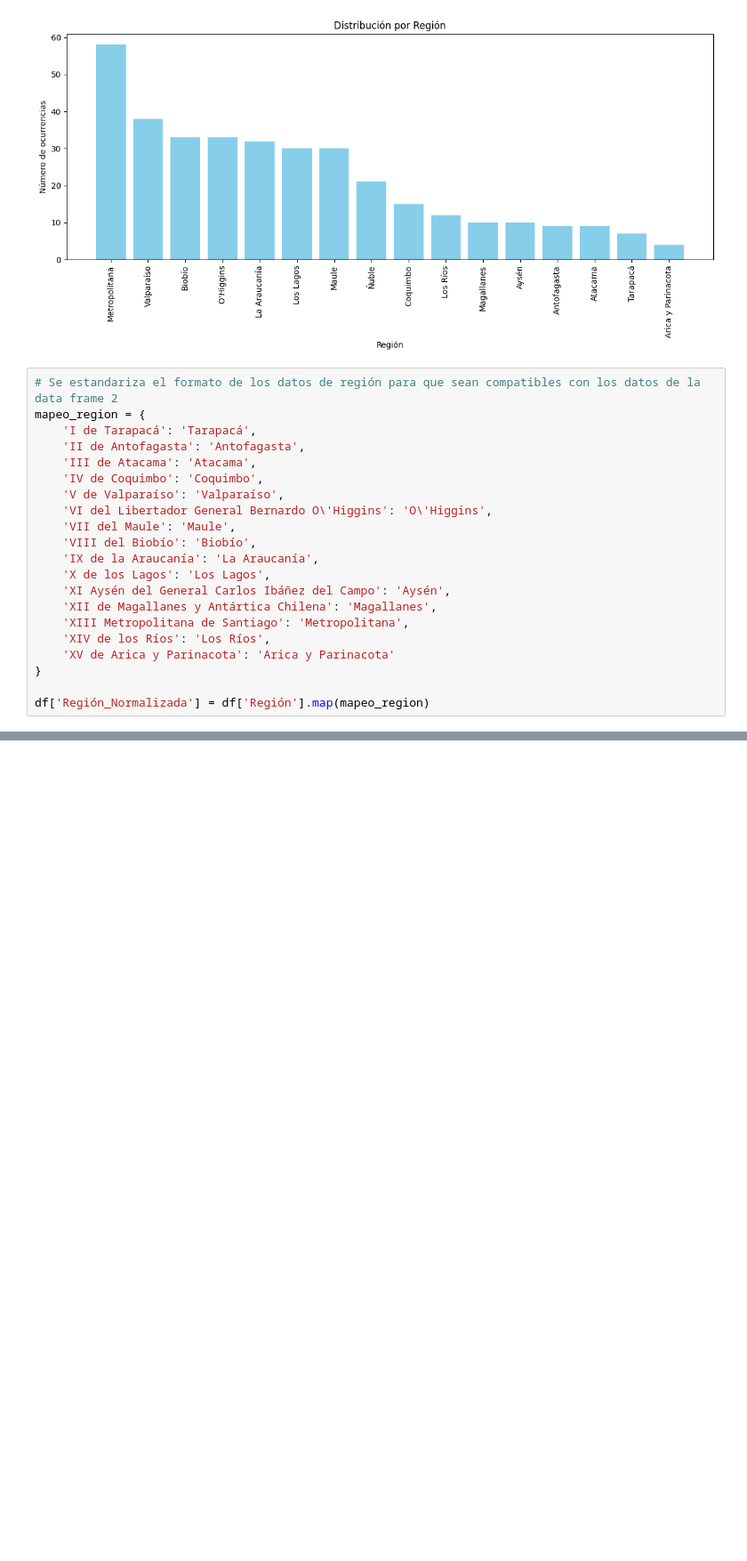
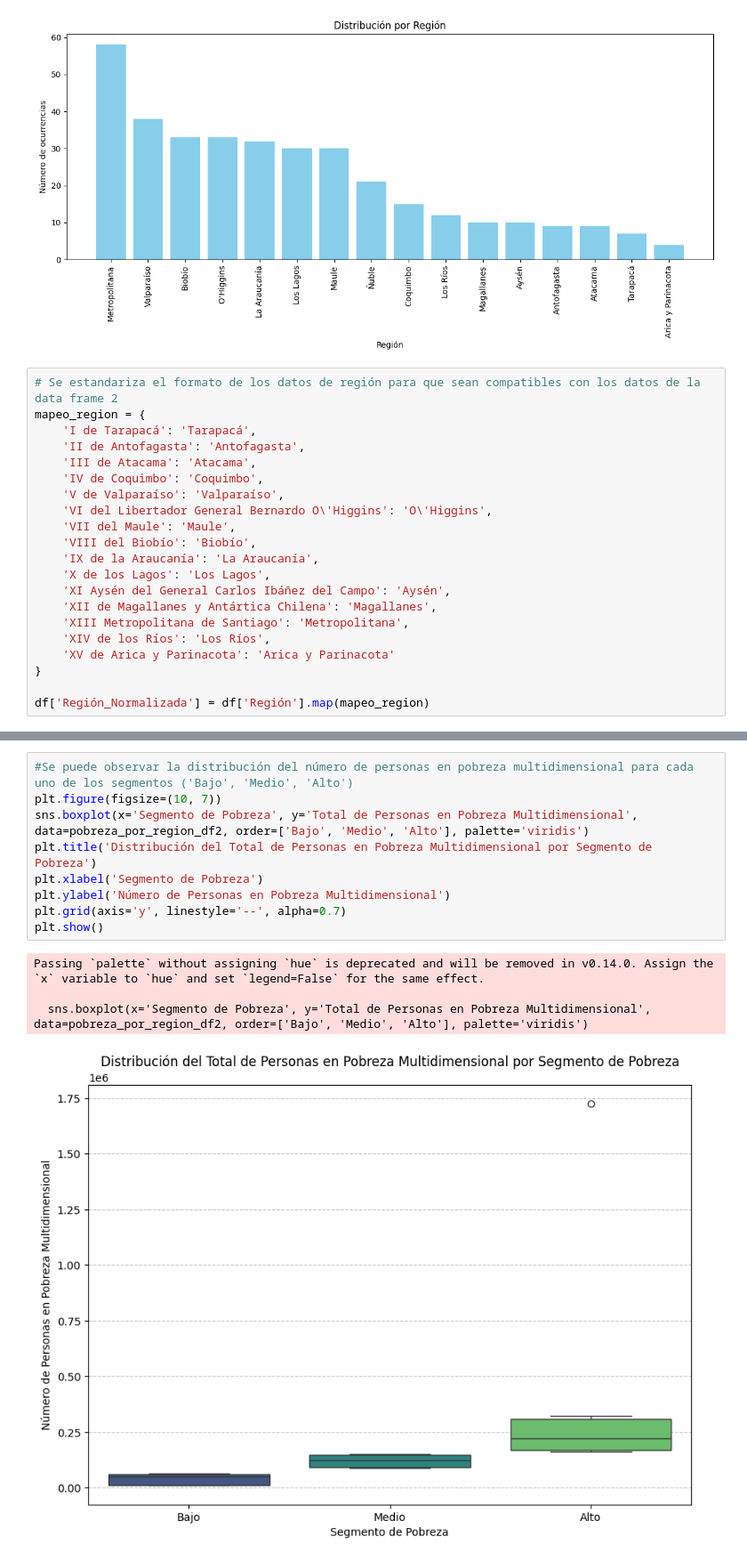
Before and after one commit to masolopa/MINERIADEDATOS, a Jupyter notebook: EV1.ipynb, the cells around one changed output, grey strips where cells are left out. Shown at 89% size. Saved outputs shown, nothing was run; the diff lists cells and outputs as text; blank space fills up the shorter version.

```diff
--- a/EV1.ipynb
+++ b/EV1.ipynb
@@ -622,0 +764,14 @@ plt.show()
+# %%
+#Se puede observar la distribución del número de personas en pobreza multidimensional para cada uno de los segmentos ('Bajo', 'Medio', 'Alto')
+plt.figure(figsize=(10, 7))
+sns.boxplot(x='Segmento de Pobreza', y='Total de Personas en Pobreza Multidimensional', data=pobreza_por_region_df2, order=['Bajo', 'Medio', 'Alto'], palette='viridis')
+plt.title('Distribución del Total de Personas en Pobreza Multidimensional por Segmento de Pobreza')
+plt.xlabel('Segmento de Pobreza')
+plt.ylabel('Número de Personas en Pobreza Multidimensional')
+plt.grid(axis='y', linestyle='--', alpha=0.7)
+plt.show()
+# %% [output]
+Passing `palette` without assigning `hue` is deprecated and will be removed in v0.14.0. Assign the `x` variable to `hue` and set `legend=False` for the same effect.
+
+  sns.boxplot(x='Segmento de Pobreza', y='Total de Personas en Pobreza Multidimensional', data=pobreza_por_region_df2, order=['Bajo', 'Medio', 'Alto'], palette='viridis')
+[figure, added]
```
Also changed, not shown: parts of 18 cells of this notebook.
